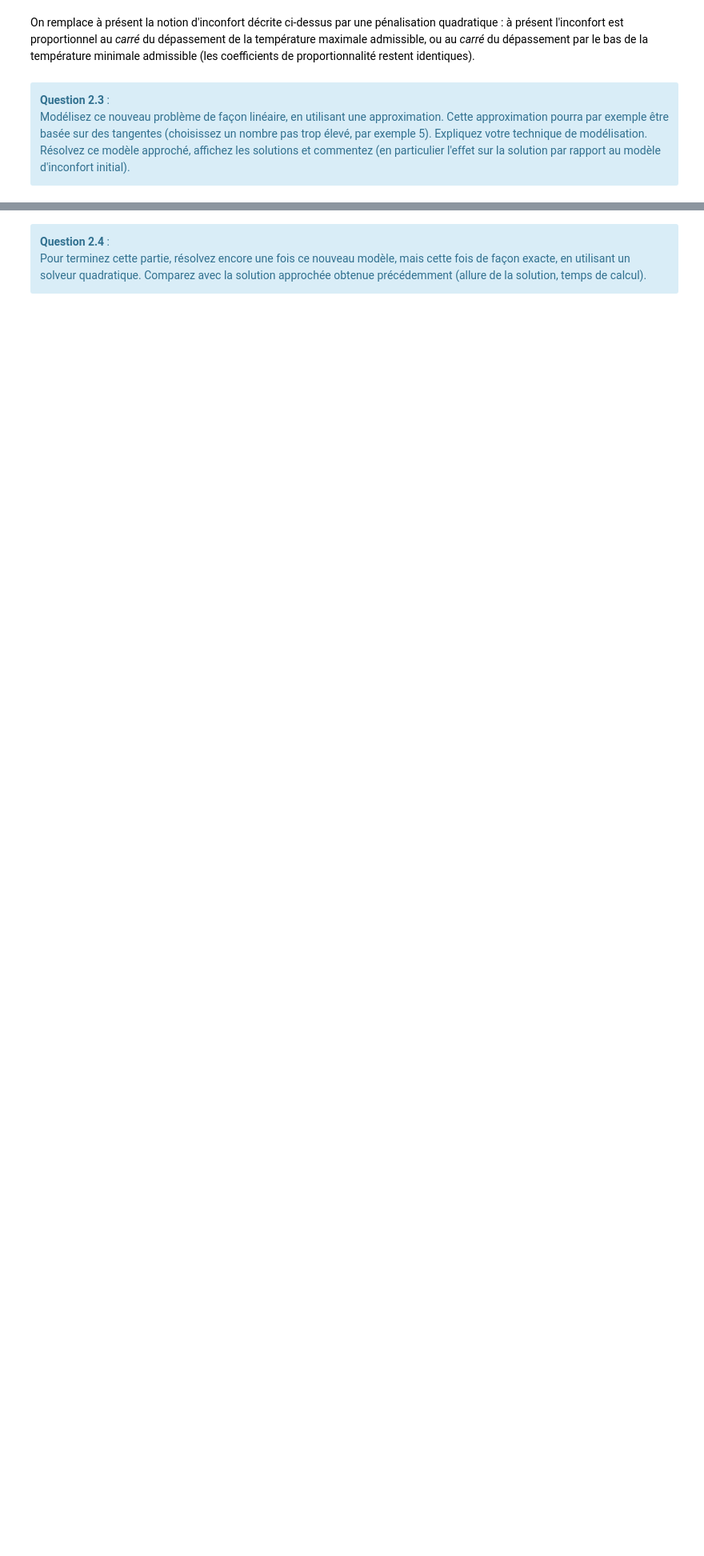
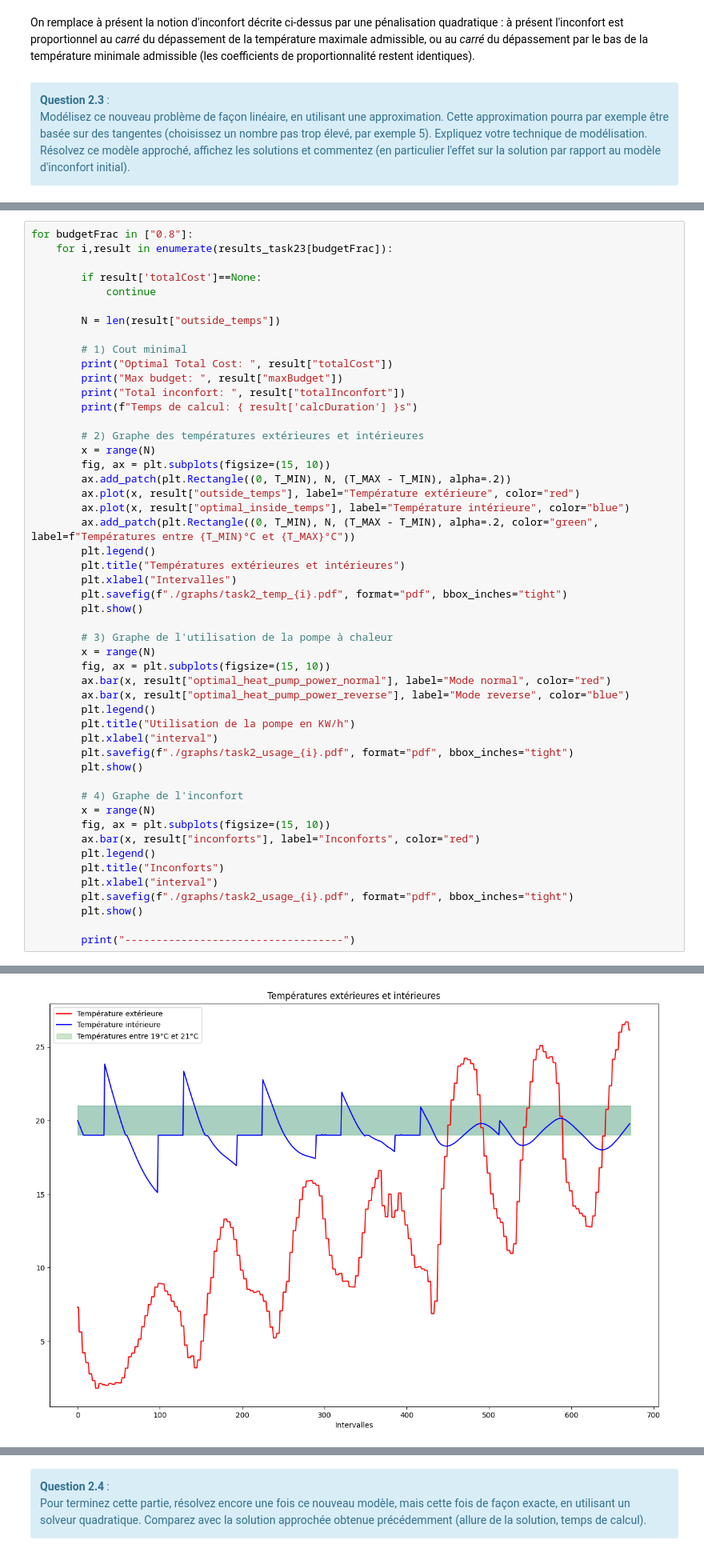
Before and after one commit to on-victorrijks/LINMA1702_Projet, a Jupyter notebook: final_gui.ipynb, the cells around one changed output, grey strips where cells are left out. Shown at 80% size. Saved outputs shown, nothing was run; the diff lists cells and outputs as text; blank space fills up the shorter version.

```diff
--- a/final_gui.ipynb
+++ b/final_gui.ipynb
@@ -666,0 +1121,51 @@ IndexError: only integers, slices (`:`), ellipsis (`...`), numpy.newaxis (`None`
+# %%
+for budgetFrac in ["0.8"]:
+    for i,result in enumerate(results_task23[budgetFrac]):
+
+        if result['totalCost']==None:
+            continue
+
+        N = len(result["outside_temps"])
+
+        # 1) Cout minimal
+        print("Optimal Total Cost: ", result["totalCost"])
+        print("Max budget: ", result["maxBudget"])
+        print("Total inconfort: ", result["totalInconfort"])
+        print(f"Temps de calcul: { result['calcDuration'] }s")
+
+        # 2) Graphe des températures extérieures et intérieures
+        x = range(N)
+        fig, ax = plt.subplots(figsize=(15, 10))
+        ax.add_patch(plt.Rectangle((0, T_MIN), N, (T_MAX - T_MIN), alpha=.2))
+        ax.plot(x, result["outside_temps"], label="Température extérieure", color="red")
+        ax.plot(x, result["optimal_inside_temps"], label="Température intérieure", color="blue")
+        ax.add_patch(plt.Rectangle((0, T_MIN), N, (T_MAX - T_MIN), alpha=.2, color="green", label=f"Températures entre {T_MIN}°C et {T_MAX}°C"))
+        plt.legend()
+        plt.title("Températures extérieures et intérieures")
+        plt.xlabel("Intervalles")
+        plt.savefig(f"./graphs/task2_temp_{i}.pdf", format="pdf", bbox_inches="tight")
+        plt.show()
+
+        # 3) Graphe de l'utilisation de la pompe à chaleur
+        x = range(N)
+        fig, ax = plt.subplots(figsize=(15, 10))
+        ax.bar(x, result["optimal_heat_pump_power_normal"], label="Mode normal", color="red")
+        ax.bar(x, result["optimal_heat_pump_power_reverse"], label="Mode reverse", color="blue")
+        plt.legend()
+        plt.title("Utilisation de la pompe en KW/h")
+        plt.xlabel("interval")
+        plt.savefig(f"./graphs/task2_usage_{i}.pdf", format="pdf", bbox_inches="tight")
+        plt.show()
+
+        # 4) Graphe de l'inconfort
+        x = range(N)
+        fig, ax = plt.subplots(figsize=(15, 10))
+        ax.bar(x, result["inconforts"], label="Inconforts", color="red")
+        plt.legend()
+        plt.title("Inconforts")
+        plt.xlabel("interval")
+        plt.savefig(f"./graphs/task2_usage_{i}.pdf", format="pdf", bbox_inches="tight")
+        plt.show()
+
+        print("-----------------------------------")
+# %% [output]
@@ -666,0 +1176 @@ IndexError: only integers, slices (`:`), ellipsis (`...`), numpy.newaxis (`None`
+[figure, added]
```
Also changed, not shown: parts of 50 cells of this notebook.
